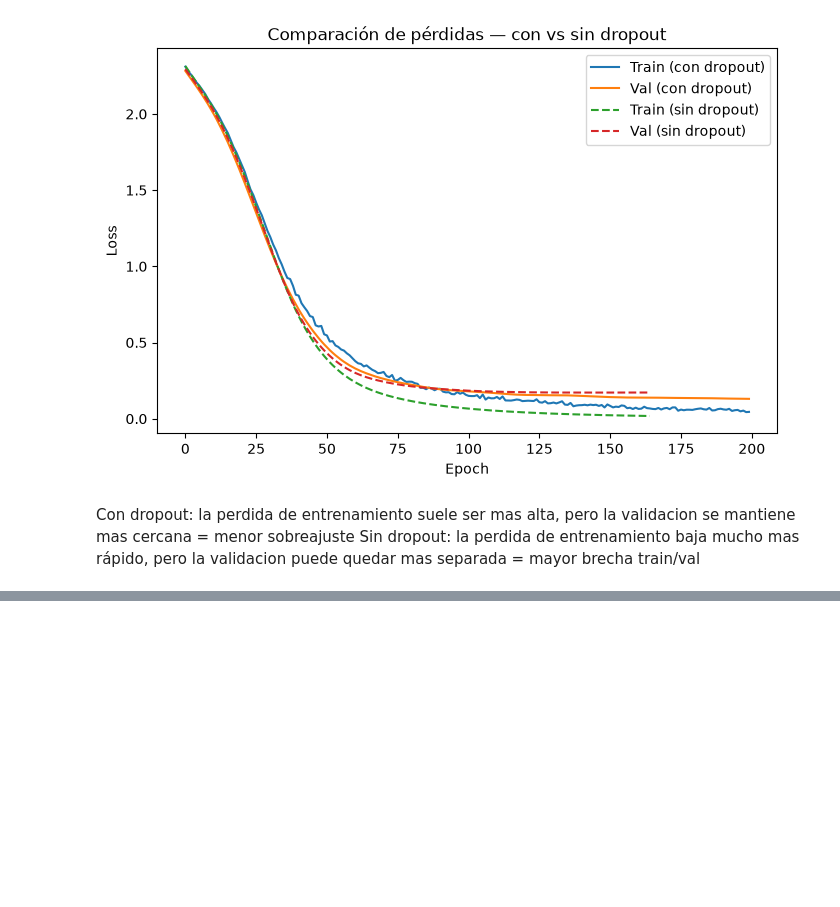
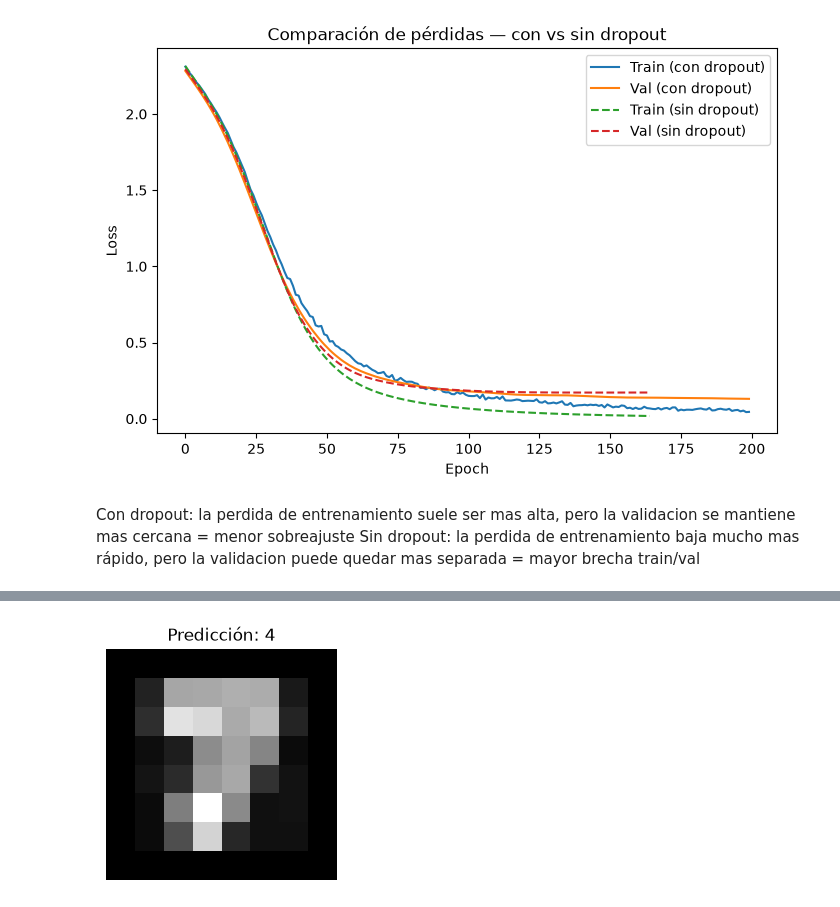
Before and after one commit to JrGG22/TrabajosFIA, a Jupyter notebook: lab-03-clasificacion-mlp.ipynb, the cells around one changed output, grey strips where cells are left out. Saved outputs shown, nothing was run; the diff lists cells and outputs as text; code cells hidden in the pictures; blank space fills up the shorter version.

```diff
--- a/lab-03-clasificacion-mlp.ipynb
+++ b/lab-03-clasificacion-mlp.ipynb
@@ -334,0 +408,78 @@ Sin dropout: la perdida de entrenamiento baja mucho mas rápido, pero la validac
+# %%
+from PIL import Image
+import matplotlib.pyplot as plt
+import numpy as np
+import torch
+
+ruta = r"D:\CosasCodigo\IA\TrabajosFIA\Imagenes\6_01.jpg"
+
+imagen = Image.open(ruta).convert("L")
+
+imagen = Image.eval(
+    imagen,
+    lambda pixel: 255 - pixel
+)
+
+imagen_array = np.array(imagen)
+
+umbral = 80
+mascara = imagen_array > umbral
+
+filas, columnas = np.where(mascara)
+
+if len(filas) > 0:
+    izquierda = columnas.min()
+    derecha = columnas.max() + 1
+    arriba = filas.min()
+    abajo = filas.max() + 1
+
+    digito = imagen.crop(
+        (izquierda, arriba, derecha, abajo)
+    )
+else:
+    digito = imagen
+
+digito.thumbnail((6, 6))
+
+imagen_8x8 = Image.new("L", (8, 8), 0)
+
+pos_x = (8 - digito.width) // 2
+pos_y = (8 - digito.height) // 2
+
+imagen_8x8.paste(digito, (pos_x, pos_y))
+
+imagen_array = np.array(imagen_8x8)
+
+imagen_array = (imagen_array / 255) * 16
+
+X_imagen = imagen_array.flatten().reshape(1, -1)
+
+X_imagen_esc = escalador.transform(X_imagen)
+
+X_imagen_t = torch.tensor(
+    X_imagen_esc,
+    dtype=torch.float32
+)
+
+modelo.eval()
+
+with torch.no_grad():
+    salida = modelo(X_imagen_t)
+    probabilidades = torch.softmax(salida, dim=1)
+    prediccion = torch.argmax(
+        probabilidades,
+        dim=1
+    ).item()
+
+print(f"Predicción: {prediccion}")
+
+print("\nProbabilidades:")
+for numero, probabilidad in enumerate(probabilidades[0]):
+    print(f"{numero}: {probabilidad.item():.3f}")
+
+plt.figure(figsize=(3, 3))
+plt.imshow(imagen_array, cmap="gray")
+plt.title(f"Predicción: {prediccion}")
+plt.axis("off")
+plt.show()
+# %% [output]
@@ -334,0 +499 @@ Sin dropout: la perdida de entrenamiento baja mucho mas rápido, pero la validac
+[figure, added]
```
Also changed, not shown: parts of 3 cells of this notebook, 4 other files.
